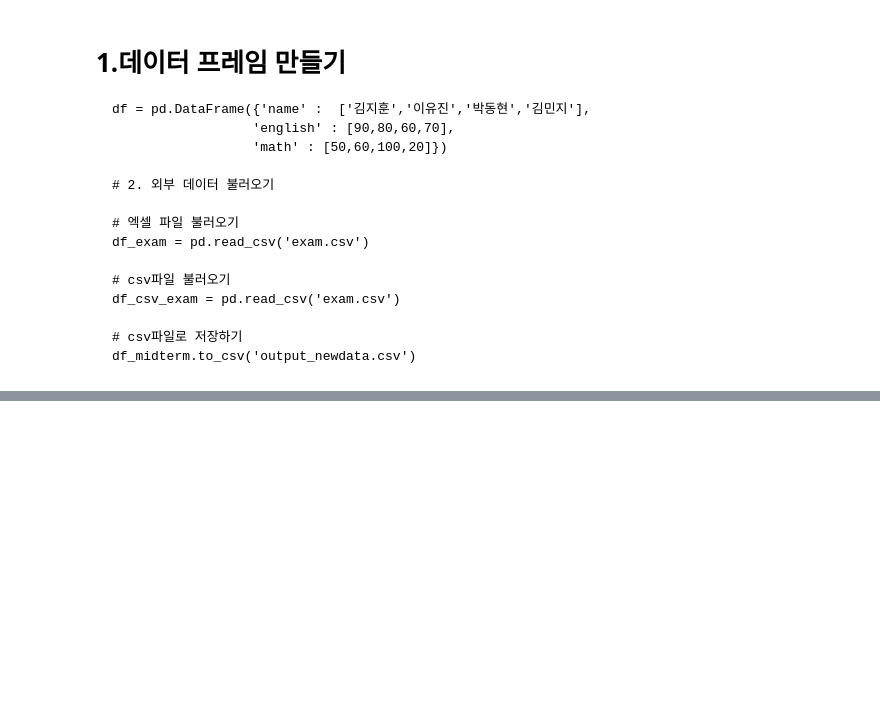
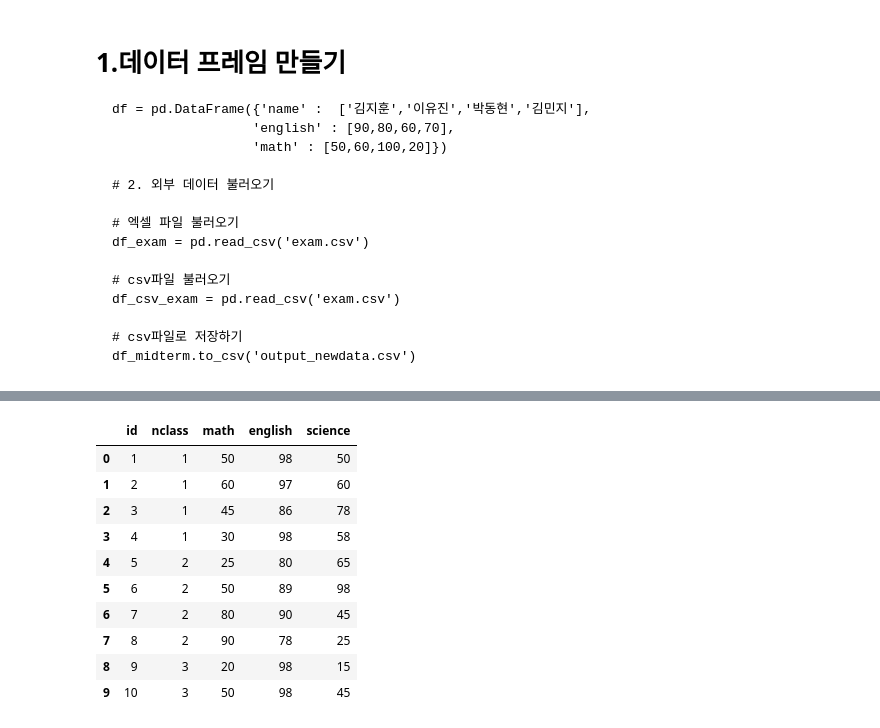
Before and after one commit to yoonjian45/2024_BigData, a Jupyter notebook: 2024.0819-0823/30910_안윤지_0820_3.ipynb, the cells around one changed output, grey strips where cells are left out. Saved outputs shown, nothing was run; the diff lists cells and outputs as text; code cells hidden in the pictures; blank space fills up the shorter version.

```diff
--- a/2024.0819-0823/30910_안윤지_0820_3.ipynb
+++ b/2024.0819-0823/30910_안윤지_0820_3.ipynb
@@ -78,0 +89,4 @@ df_midterm.to_csv('output_newdata.csv')
+# %%
+import pandas as pd
+exam = pd.read_csv('exam.csv')
+exam
@@ -78,0 +120,14 @@ df_midterm.to_csv('output_newdata.csv')
+# %%
+exam.head(10) # n만큼 위에서 출력
+# %% [output]
+|  | id | nclass | math | english | science |
+| 0 | 1 | 1 | 50 | 98 | 50 |
+| 1 | 2 | 1 | 60 | 97 | 60 |
+| 2 | 3 | 1 | 45 | 86 | 78 |
+| 3 | 4 | 1 | 30 | 98 | 58 |
+| 4 | 5 | 2 | 25 | 80 | 65 |
+| 5 | 6 | 2 | 50 | 89 | 98 |
+| 6 | 7 | 2 | 80 | 90 | 45 |
+| 7 | 8 | 2 | 90 | 78 | 25 |
+| 8 | 9 | 3 | 20 | 98 | 15 |
+| 9 | 10 | 3 | 50 | 98 | 45 |
```
Also changed, not shown: parts of 15 cells of this notebook, 1 other file.
